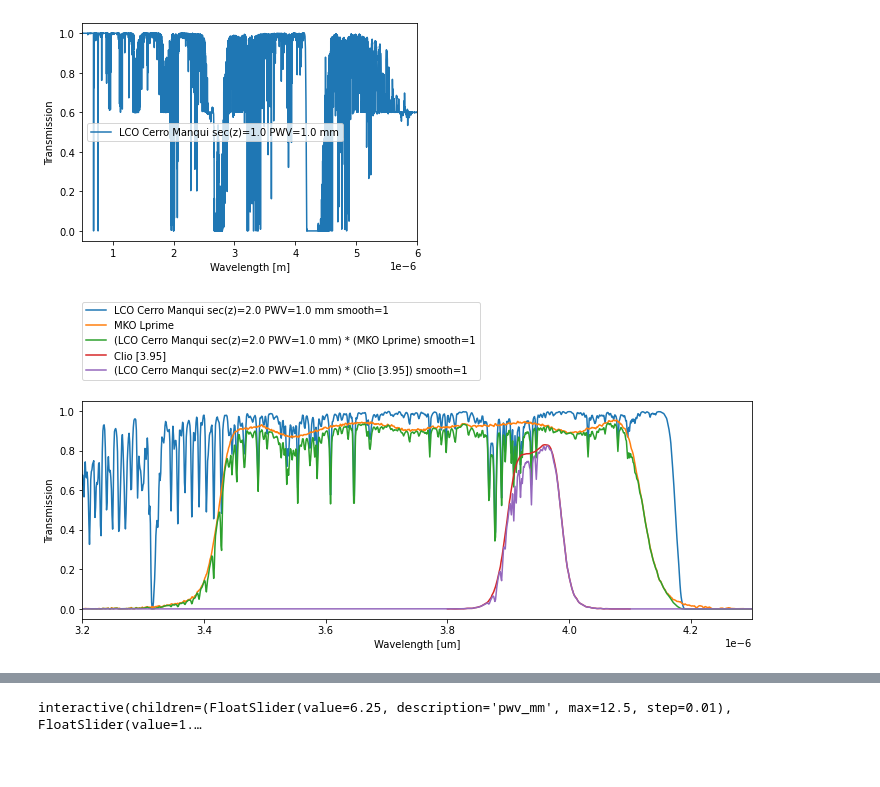
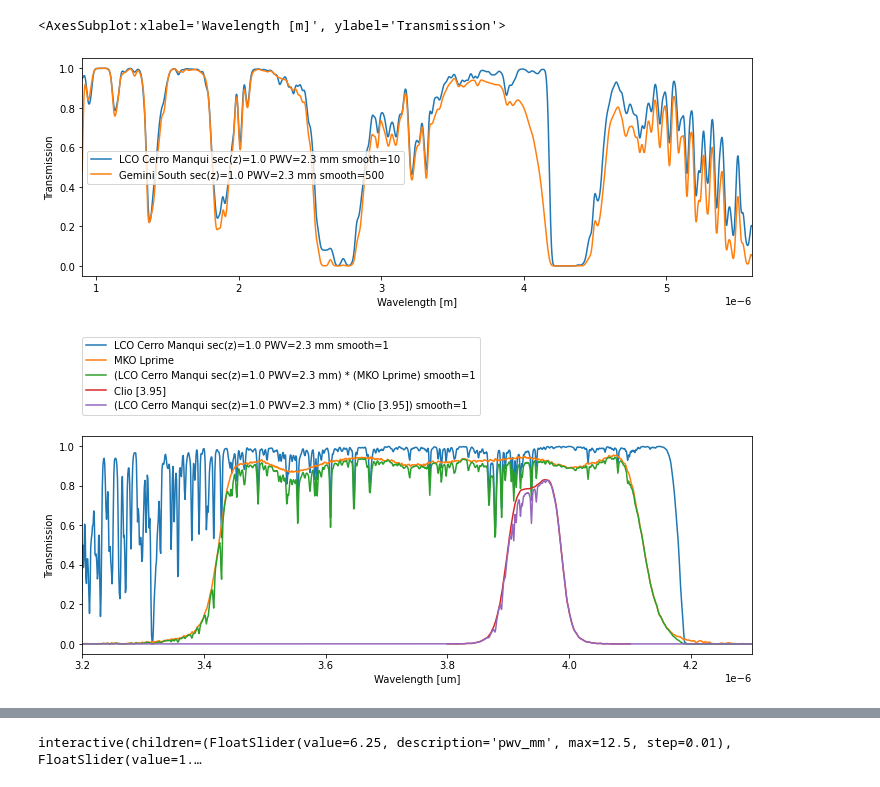
Before and after one commit to joseph-long/doodads, a Jupyter notebook: notebooks/Atmospheric transmission.ipynb, the cells around one changed output, grey strips where cells are left out. Cells and saved outputs as stored; diff of their text form; code cells hidden in the pictures.

Commit message:
Update atmospheric transmission notebook

```diff
--- a/notebooks/Atmospheric transmission.ipynb
+++ b/notebooks/Atmospheric transmission.ipynb
@@ -4,7 +7,10 @@ from ipywidgets import interact, fixed
 # %%
-dd.MANQUI_ATMOSPHERES.get(airmass=1, pwv=1 * u.mm)
+plt.figure(figsize=(12, 4))
+dd.MANQUI_ATMOSPHERES.get(airmass=1, pwv=2.3 * u.mm).smooth(10).display()
+dd.GEMINI_SOUTH_ATMOSPHERES.get(airmass=1, pwv=2.3 * u.mm).smooth(500).display()
 # %% [output]
+<AxesSubplot:xlabel='Wavelength [m]', ylabel='Transmission'>
-[figure, old version]
+[figure, new version]
 # %%
 def plot_one_atmosphere(library, pwv_mm, airmass=1, smooth=1):
     fig, ax = plt.subplots(figsize=(12, 4))
@@ -16,6 +22,6 @@ def plot_one_atmosphere(library, pwv_mm, airmass=1, smooth=1):
     spec.multiply(dd.CLIO_3_9_FILTER).smooth(smooth).display(ax=ax, begin=3.2*u.um, end=4.3*u.um)
     plt.legend(loc=(0, 1.1))
 
-plot_one_atmosphere(dd.MANQUI_ATMOSPHERES, 1, 2)
+plot_one_atmosphere(dd.MANQUI_ATMOSPHERES, 2.3, 1)
 # %% [output]
-[figure, old version]
+[figure, new version]
```
Also changed, not shown: parts of 2 cells of this notebook.
